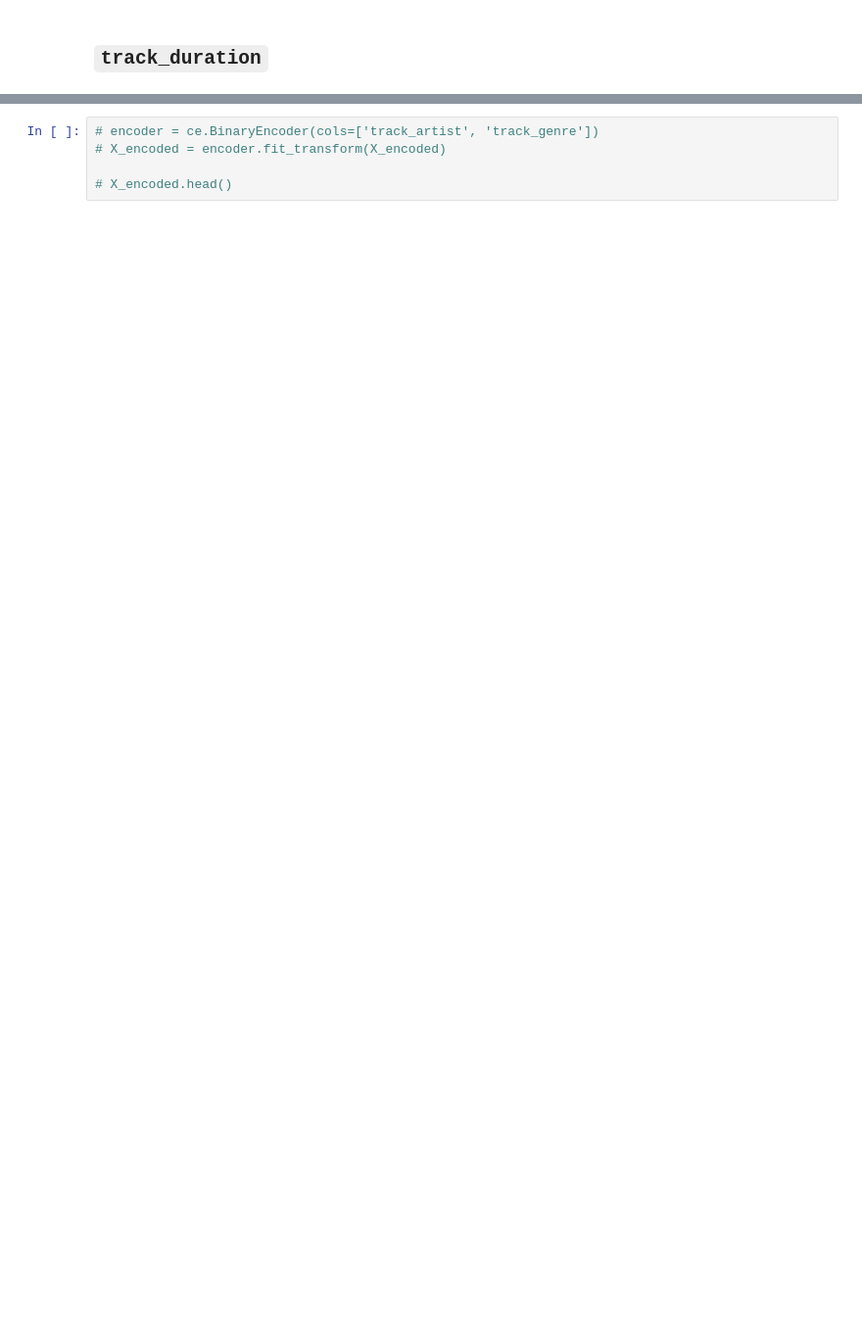
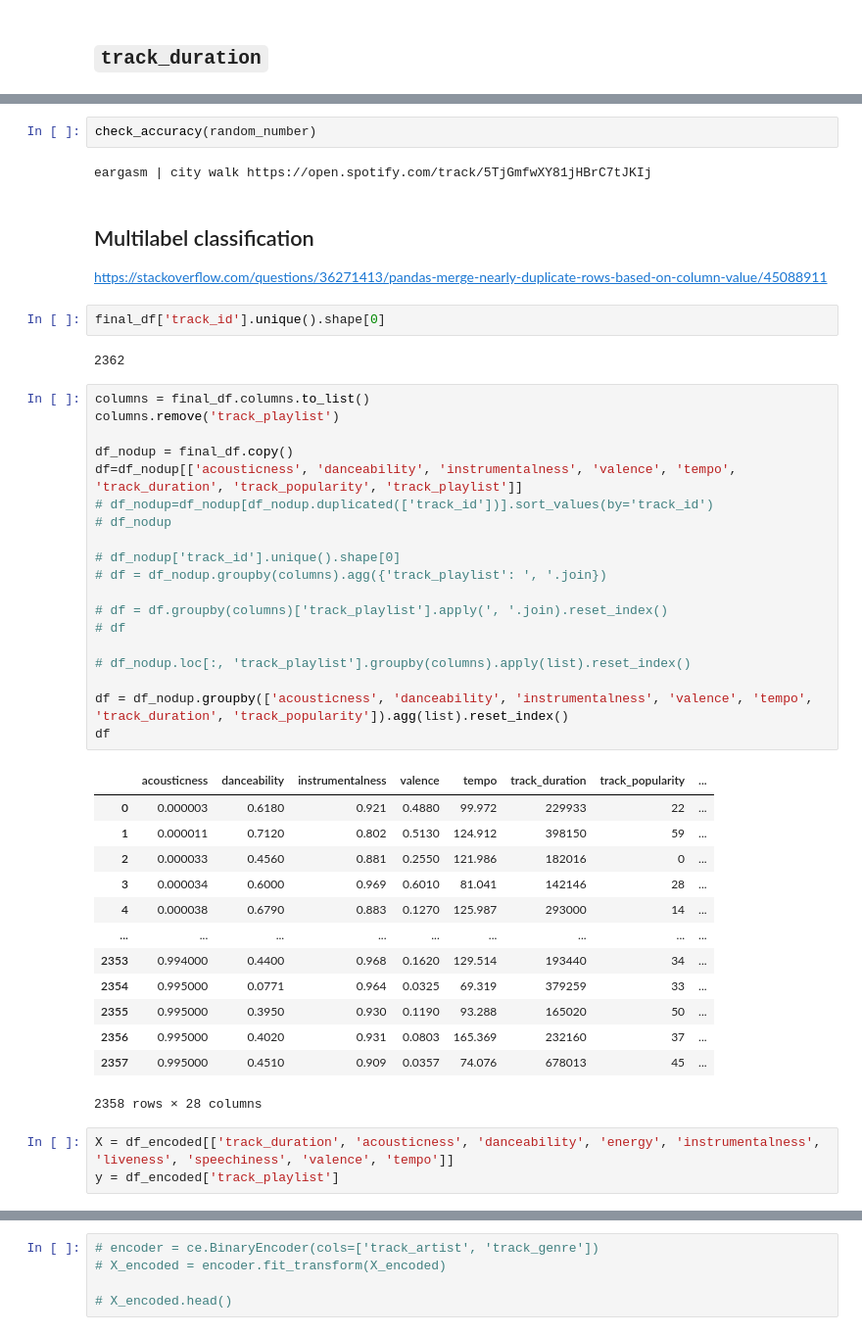
Before and after one commit to adamsiemaszkiewicz/eargasm-music, a Jupyter notebook: eargasm_Classification.ipynb, the cells around one changed output, grey strips where cells are left out. Shown at 98% size. Saved outputs shown, nothing was run; the diff lists cells and outputs as text; blank space fills up the shorter version.

Commit message:
Multilabel classifier

```diff
--- a/eargasm_Classification.ipynb
+++ b/eargasm_Classification.ipynb
@@ -374,0 +211,47 @@ ValueError: ignored
+# %%
+check_accuracy(random_number)
+# %% [output]
+eargasm | city walk https://open.spotify.com/track/5TjGmfwXY81jHBrC7tJKIj
+# %% [markdown]
+## Multilabel classification
+https://stackoverflow.com/questions/36271413/pandas-merge-nearly-duplicate-rows-based-on-column-value/45088911
+# %%
+final_df['track_id'].unique().shape[0]
+# %% [output]
+2362
+# %%
+columns = final_df.columns.to_list()
+columns.remove('track_playlist')
+
+df_nodup = final_df.copy()
+df=df_nodup[['acousticness', 'danceability', 'instrumentalness', 'valence', 'tempo', 'track_duration', 'track_popularity', 'track_playlist']]
+# df_nodup=df_nodup[df_nodup.duplicated(['track_id'])].sort_values(by='track_id')
+# df_nodup
+
+# df_nodup['track_id'].unique().shape[0]
+# df = df_nodup.groupby(columns).agg({'track_playlist': ', '.join})
+
+# df = df.groupby(columns)['track_playlist'].apply(', '.join).reset_index()
+# df
+
+# df_nodup.loc[:, 'track_playlist'].groupby(columns).apply(list).reset_index()
+
+df = df_nodup.groupby(['acousticness', 'danceability', 'instrumentalness', 'valence', 'tempo', 'track_duration', 'track_popularity']).agg(list).reset_index()
+df
+# %% [output]
+|  | acousticness | danceability | instrumentalness | valence | tempo | track_duration | track_popularity | ... |
+| 0 | 0.000003 | 0.6180 | 0.921 | 0.4880 | 99.972 | 229933 | 22 | ... |
+| 1 | 0.000011 | 0.7120 | 0.802 | 0.5130 | 124.912 | 398150 | 59 | ... |
+| 2 | 0.000033 | 0.4560 | 0.881 | 0.2550 | 121.986 | 182016 | 0 | ... |
+| 3 | 0.000034 | 0.6000 | 0.969 | 0.6010 | 81.041 | 142146 | 28 | ... |
+| 4 | 0.000038 | 0.6790 | 0.883 | 0.1270 | 125.987 | 293000 | 14 | ... |
+| ... | ... | ... | ... | ... | ... | ... | ... | ... |
+| 2353 | 0.994000 | 0.4400 | 0.968 | 0.1620 | 129.514 | 193440 | 34 | ... |
+| 2354 | 0.995000 | 0.0771 | 0.964 | 0.0325 | 69.319 | 379259 | 33 | ... |
+| 2355 | 0.995000 | 0.3950 | 0.930 | 0.1190 | 93.288 | 165020 | 50 | ... |
+| 2356 | 0.995000 | 0.4020 | 0.931 | 0.0803 | 165.369 | 232160 | 37 | ... |
+| 2357 | 0.995000 | 0.4510 | 0.909 | 0.0357 | 74.076 | 678013 | 45 | ... |
+2358 rows × 28 columns
+# %%
+X = df_encoded[['track_duration', 'acousticness', 'danceability', 'energy', 'instrumentalness', 'liveness', 'speechiness', 'valence', 'tempo']]
+y = df_encoded['track_playlist']
```
Also changed, not shown: parts of 81 cells of this notebook.
